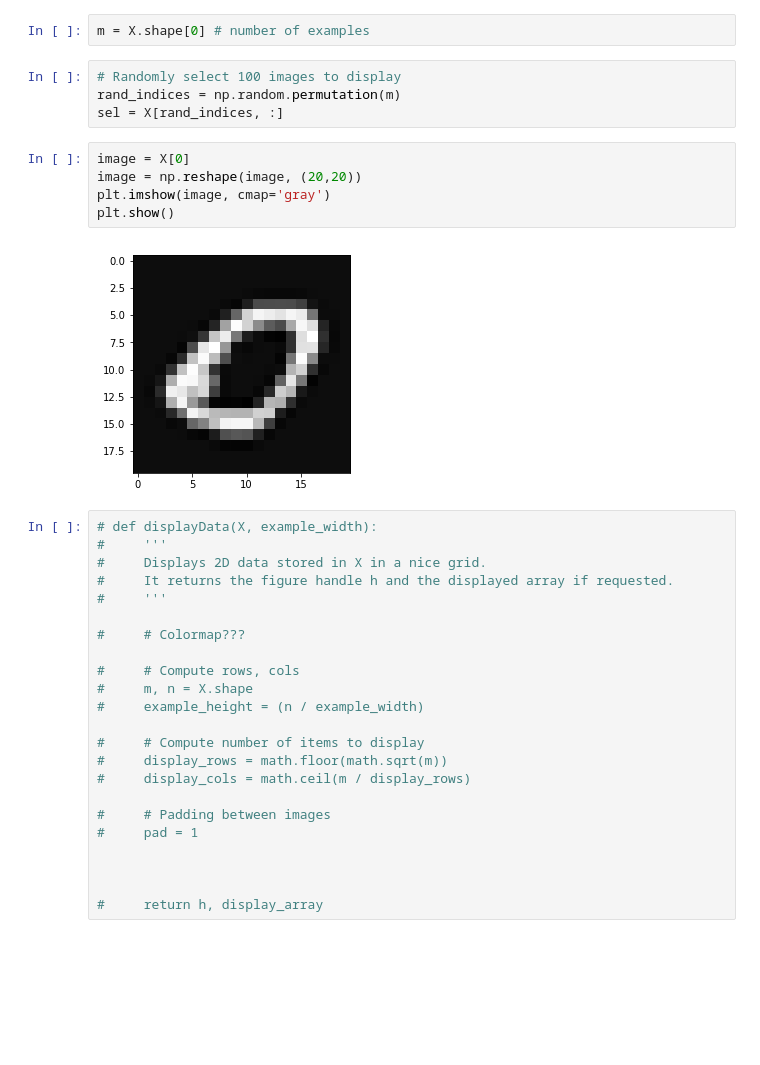
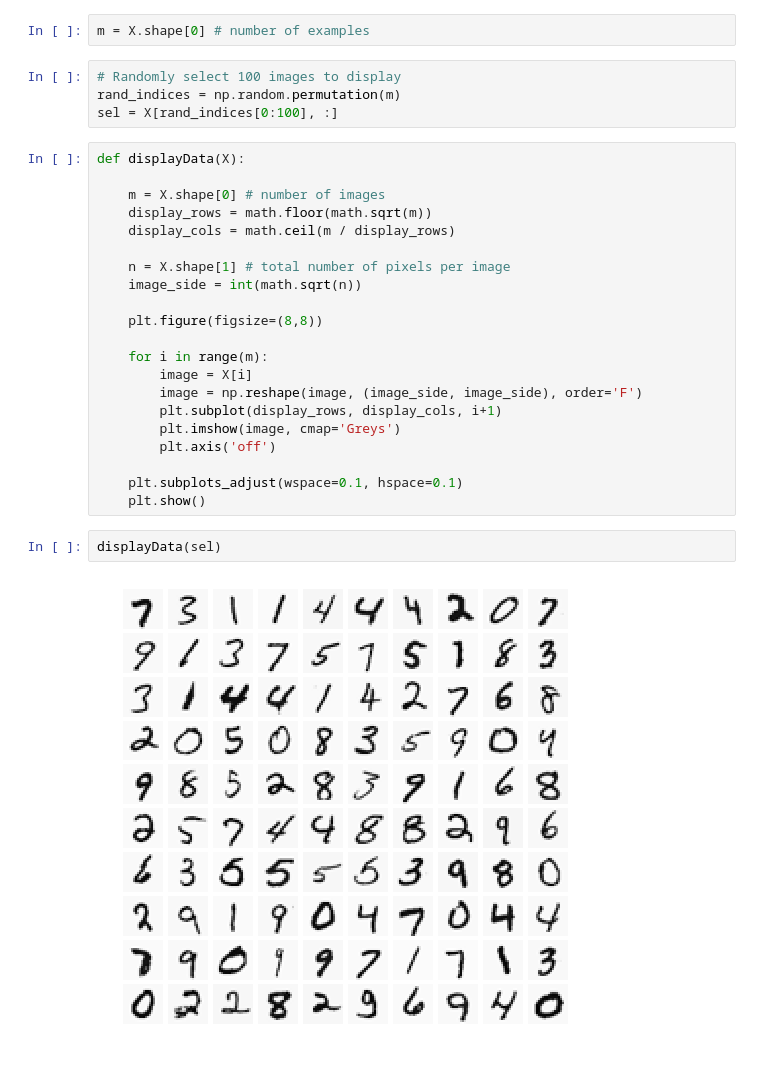
Before and after one commit to ZER-0-NE/Ng_ML, a Jupyter notebook: ex3/1_Multi-class_classification.ipynb, the cells around one changed output. Drawn from its saved outputs; the diff is of its cells as text; blank space fills up the shorter version.

Commit message:
Ex 3.1: number grid display working.

```diff
--- a/ex3/1_Multi-class_classification.ipynb
+++ b/ex3/1_Multi-class_classification.ipynb
@@ -50,34 +51,29 @@ m = X.shape[0] # number of examples
 # %%
 # Randomly select 100 images to display
 rand_indices = np.random.permutation(m)
-sel = X[rand_indices, :]
+sel = X[rand_indices[0:100], :]
-# %%
-image = X[0]
-image = np.reshape(image, (20,20))
-plt.imshow(image, cmap='gray')
-plt.show()
-# %% [output]
-[figure, removed]
-# %%
-# def displayData(X, example_width):
-#     '''
-#     Displays 2D data stored in X in a nice grid.
-#     It returns the figure handle h and the displayed array if requested.
-#     '''
-
-#     # Colormap???
-
-#     # Compute rows, cols
-#     m, n = X.shape
-#     example_height = (n / example_width)
-
-#     # Compute number of items to display
-#     display_rows = math.floor(math.sqrt(m))
-#     display_cols = math.ceil(m / display_rows)
-
-#     # Padding between images
-#     pad = 1
-
-
-
-#     return h, display_array
+# %%
+def displayData(X):
+
+    m = X.shape[0] # number of images
+    display_rows = math.floor(math.sqrt(m))
+    display_cols = math.ceil(m / display_rows)
+
+    n = X.shape[1] # total number of pixels per image
+    image_side = int(math.sqrt(n))
+
+    plt.figure(figsize=(8,8))
+
+    for i in range(m):
+        image = X[i]
+        image = np.reshape(image, (image_side, image_side), order='F')
+        plt.subplot(display_rows, display_cols, i+1)
+        plt.imshow(image, cmap='Greys')
+        plt.axis('off')
+
+    plt.subplots_adjust(wspace=0.1, hspace=0.1)
+    plt.show()
+# %%
+displayData(sel)
+# %% [output]
+[figure, added]
```
Also changed, not shown: parts of 1 cell of this notebook.
